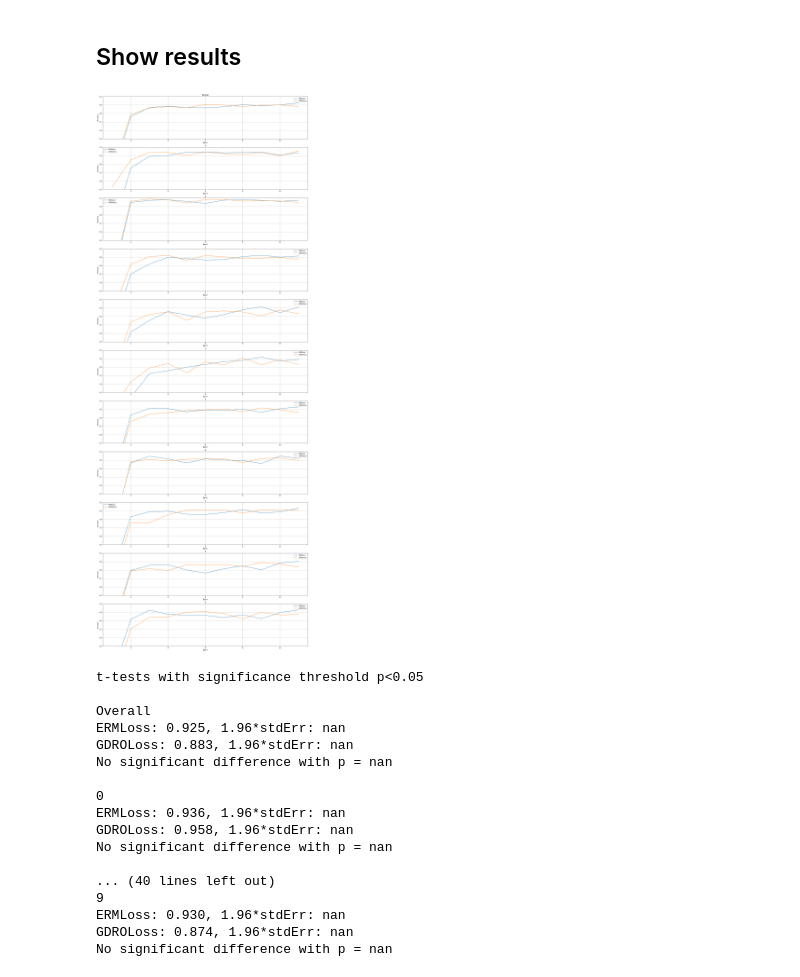
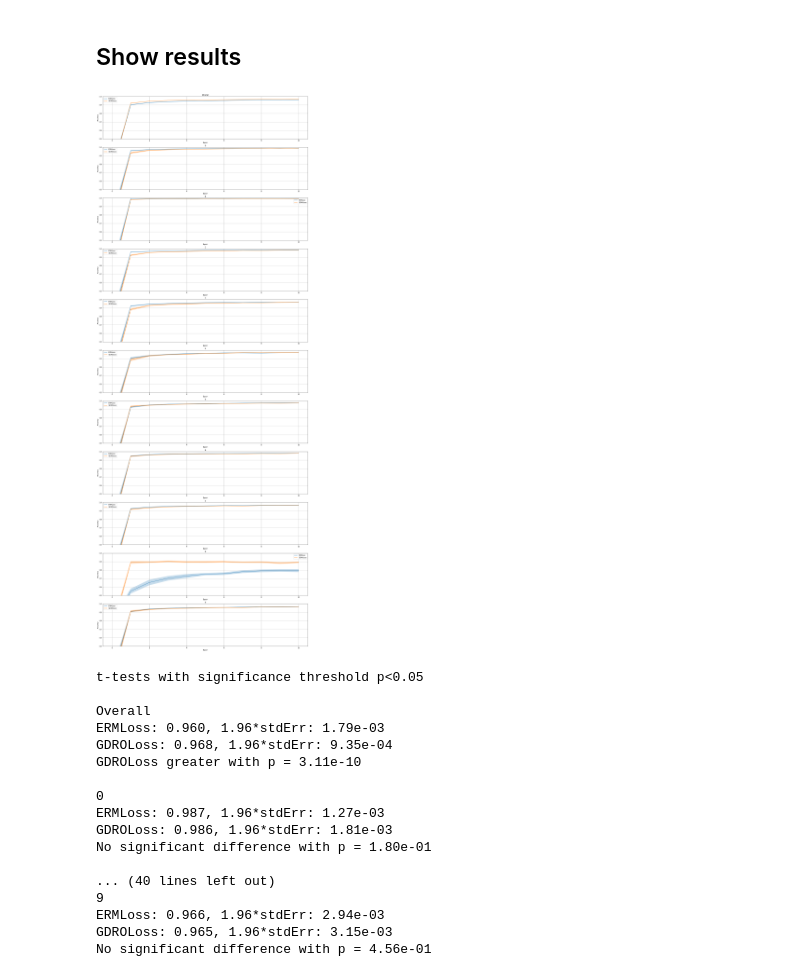
Before and after one commit to MsAsterisk1/ERM_GDRO, a Jupyter notebook: notebooks/Results Visualization.ipynb, the cells around one changed output. Cells and saved outputs as stored; diff of their text form; code cells hidden in the pictures.

```diff
--- a/notebooks/Results Visualization.ipynb
+++ b/notebooks/Results Visualization.ipynb
@@ -18,9 +18,9 @@ import matplotlib.pyplot as plt
 import pandas as pd
 
 # .csv to load results from
-load_path = 'test_results/test/accuracies.csv'
+load_path = 'test_results/test2greyscale/accuracies.csv'
 # %%
-def plot_acc(drop_epochs=[], std_margin=0):
+def plot_acc(drop_epochs=[], err_margin=0):
     loaded_accuracies = pd.read_csv(load_path)
     N = max(loaded_accuracies["trial"]) + 1
     epochs = max(loaded_accuracies["epoch"]) + 1
@@ -31,13 +31,9 @@ def plot_acc(drop_epochs=[], std_margin=0):
     results_df = pd.DataFrame(results, index=pd.MultiIndex.from_product([range(N), range(epochs), subtypes], names=["trial", "epoch", "subtype"]))
 
     trial_means = results_df.stack().unstack(level=0).mean(axis=1).unstack(level=2)
-    trial_stds = results_df.stack().unstack(level=0).std(axis=1).unstack(level=2)
+    trial_errs = results_df.stack().unstack(level=0).std(axis=1).unstack(level=2) / (N ** 0.5)
 
     trial_means.drop(drop_epochs, level=0, axis=0, inplace=True)
-    # reindex epochs from 1
-    trial_means.index = pd.MultiIndex.from_tuples(zip(trial_means.index.get_level_values(0) + 1, trial_means.index.get_level_values(1)), names=["epoch", "subtype"])
-    trial_stds.index = pd.MultiIndex.from_tuples(zip(trial_stds.index.get_level_values(0) + 1, trial_stds.index.get_level_values(1)), names=["epoch", "subtype"])
-
     hide = []
 
     f, a = plt.subplots(len(subtypes), 1)
@@ -47,9 +43,9 @@ def plot_acc(drop_epochs=[], std_margin=0):
     for i in range(len(subtypes)):
         plot_data = trial_means.drop(columns=hide).xs(subtypes[i], level=1)
         plot_data.plot(ylim=[0.5,1],xlabel="Epoch",ylabel="Accuracy",kind='line',title=subtypes[i],ax=a[i],figsize=(24, 6 * len(subtypes)),grid=True)
-        plot_stds = trial_stds.drop(columns=hide).xs(key=subtypes[i], level=1)
+        plot_errs = trial_errs.drop(columns=hide).xs(key=subtypes[i], level=1)
         for col in plot_data.columns:
-            a[i].fill_between(list(plot_data.index), plot_data[col] + 2 * plot_stds[col], plot_data[col] - 2 * plot_stds[col], alpha=0.25)
+            a[i].fill_between(list(plot_data.index), plot_data[col] + err_margin * plot_errs[col], plot_data[col] - err_margin * plot_errs[col], alpha=0.25)
 # %%
 # statisitical tests comparing to ERM
 from scipy.stats import ttest_ind
@@ -92,26 +88,26 @@ def ttest(p_threshold=0.05):
 # %% [markdown]
 ## Show results
 # %%
-plot_acc(std_margin=2)
+plot_acc(err_margin=1.96)
 # %% [output]
-[figure, old version]
+[figure, new version]
 # %%
 ttest(p_threshold=0.05)
 # %% [output]
 t-tests with significance threshold p<0.05
 
 Overall
-ERMLoss: 0.925, 1.96*stdErr: nan
-GDROLoss: 0.883, 1.96*stdErr: nan
-No significant difference with p = nan
+ERMLoss: 0.960, 1.96*stdErr: 1.79e-03
+GDROLoss: 0.968, 1.96*stdErr: 9.35e-04
+GDROLoss greater with p = 3.11e-10
 
 0
-ERMLoss: 0.936, 1.96*stdErr: nan
-GDROLoss: 0.958, 1.96*stdErr: nan
-No significant difference with p = nan
+ERMLoss: 0.987, 1.96*stdErr: 1.27e-03
+GDROLoss: 0.986, 1.96*stdErr: 1.81e-03
+No significant difference with p = 1.80e-01
 
 ... (40 lines left out)
 9
-ERMLoss: 0.930, 1.96*stdErr: nan
-GDROLoss: 0.874, 1.96*stdErr: nan
-No significant difference with p = nan
+ERMLoss: 0.966, 1.96*stdErr: 2.94e-03
+GDROLoss: 0.965, 1.96*stdErr: 3.15e-03
+No significant difference with p = 4.56e-01
```
Also changed, not shown: 3 other files.
